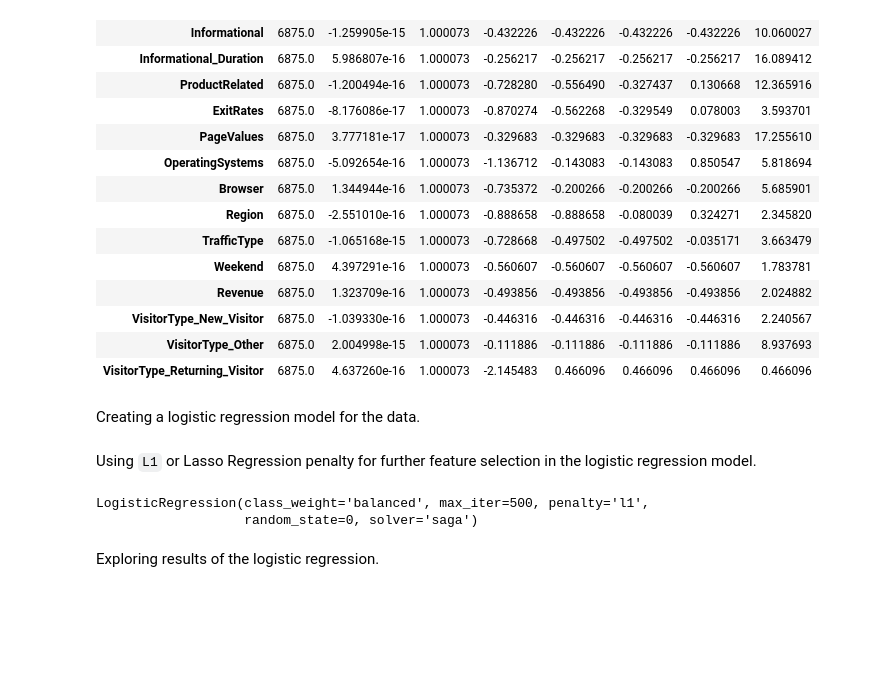
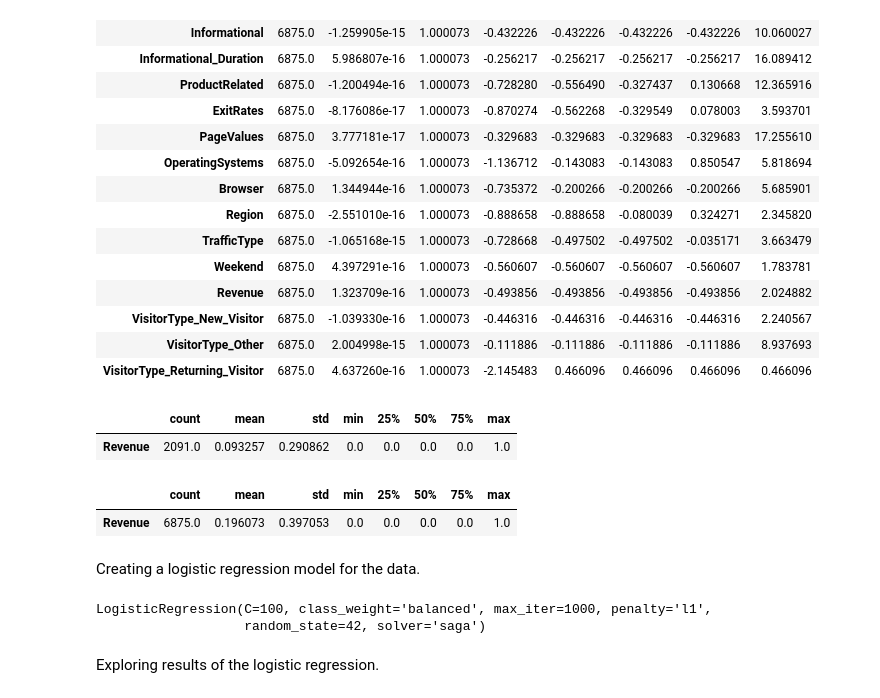
Before and after one commit to cimoody/MLE-7, a Jupyter notebook: assignments/midterm/Midterm_CIMoody.ipynb, the cells around one changed output. Saved outputs shown, nothing was run; the diff lists cells and outputs as text; code cells hidden in the pictures; blank space fills up the shorter version.

Commit message:
Working on regression.

```diff
--- a/assignments/midterm/Midterm_CIMoody.ipynb
+++ b/assignments/midterm/Midterm_CIMoody.ipynb
@@ -633,8 +656,16 @@ Xs_train.describe().transpose()
 | VisitorType_New_Visitor | 6875.0 | -1.039330e-16 | 1.000073 | -0.446316 | -0.446316 | -0.446316 | -0.446316 | 2.240567 |
 | VisitorType_Other | 6875.0 | 2.004998e-15 | 1.000073 | -0.111886 | -0.111886 | -0.111886 | -0.111886 | 8.937693 |
 | VisitorType_Returning_Visitor | 6875.0 | 4.637260e-16 | 1.000073 | -2.145483 | 0.466096 | 0.466096 | 0.466096 | 0.466096 |
+# %%
+y_test.describe().T
+# %% [output]
+|  | count | mean | std | min | 25% | 50% | 75% | max |
+| Revenue | 2091.0 | 0.093257 | 0.290862 | 0.0 | 0.0 | 0.0 | 0.0 | 1.0 |
+# %%
+y_train.describe().T
+# %% [output]
+|  | count | mean | std | min | 25% | 50% | 75% | max |
+| Revenue | 6875.0 | 0.196073 | 0.397053 | 0.0 | 0.0 | 0.0 | 0.0 | 1.0 |
 # %% [markdown]
 Creating a logistic regression model for the data.
-# %% [markdown]
-Using `L1` or Lasso Regression penalty for further feature selection in the logistic regression model.
 # %%
@@ -642,8 +674,8 @@ log_model = LogisticRegression(penalty='l1', class_weight='balanced', solver = '
 # %%
-log_model.fit(Xs_train, y_train)
+log_model.fit(Xs_train, validation.column_or_1d(y_train))
 # %% [output]
-LogisticRegression(class_weight='balanced', max_iter=500, penalty='l1',
-                   random_state=0, solver='saga')
+LogisticRegression(C=100, class_weight='balanced', max_iter=1000, penalty='l1',
+                   random_state=42, solver='saga')
 # %% [markdown]
 Exploring results of the logistic regression.
 # %%
```
Also changed, not shown: parts of 10 cells of this notebook.
